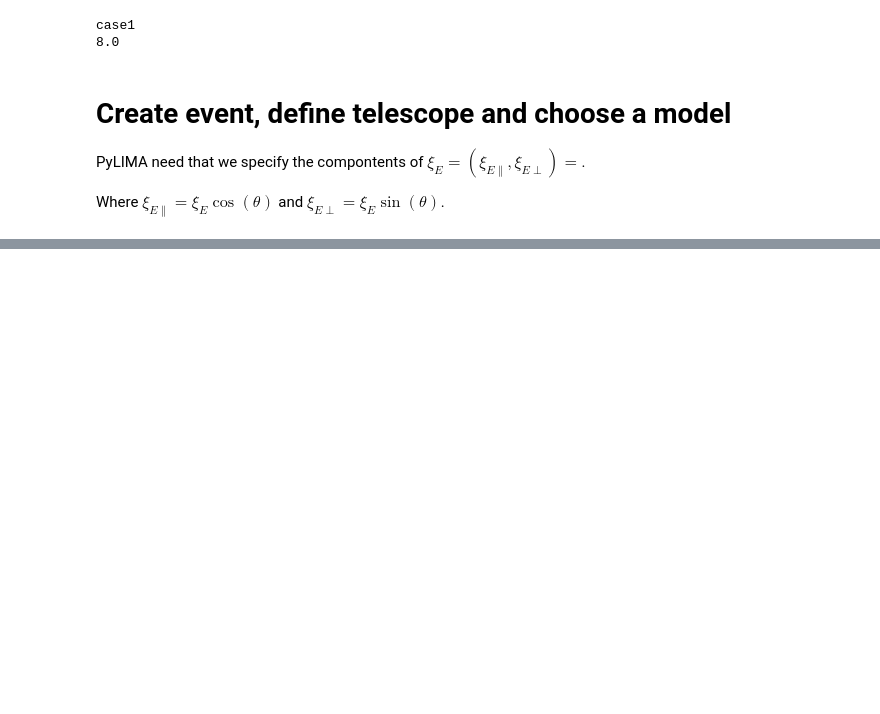
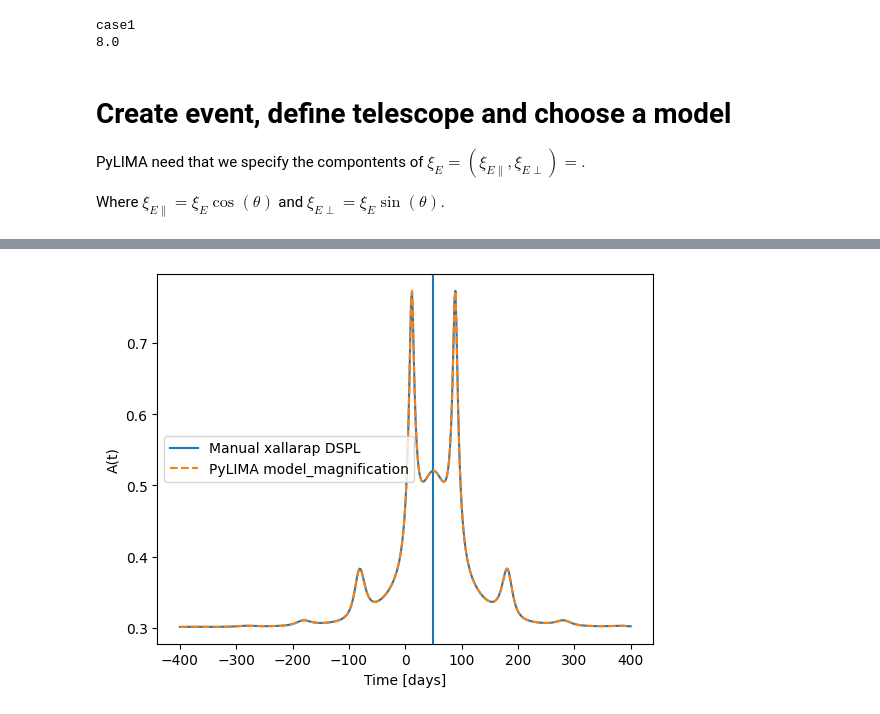
Before and after one commit to anibal-art/Roman_Rubin_NASA, a Jupyter notebook: binary_source/comparison.ipynb, the cells around one changed output, grey strips where cells are left out. Drawn from its saved outputs; the diff is of its cells as text; code cells hidden in the pictures; blank space fills up the shorter version.

```diff
--- a/binary_source/comparison.ipynb
+++ b/binary_source/comparison.ipynb
@@ -278,0 +285,83 @@ pyLIMA parameters OrderedDict({'t0': np.float64(50.0), 'u0': np.float64(0.1), 't
+# %%
+
+def pspl_magnification(u):
+    """Magnification for a point source–point lens."""
+    return (u**2 + 2.0) / (u * np.sqrt(u**2 + 4.0))
+
+def manual_xallarap_DSPL_magnification(model, py_params, tel_name='Simulation'):
+    """
+    Reconstruct A(t) directly using:
+    - xallarap_shifts
+    - compute_xallarap_curvature
+    and the PSPL formula for each source.
+    """
+    # --- 1) Time and basic parameters ---
+    tel = [t for t in model.event.telescopes if t.name == tel_name][0]
+    time = tel.lightcurve['time'].value
+
+    t0  = py_params['t0']
+    tE  = py_params['tE']
+    u0  = py_params['u0']
+
+    tau  = (time - t0) / tE
+    beta = np.full_like(tau, u0, dtype=float)
+
+    # --- 2) Xallarap model used by PyLIMA in this model ---
+    # For a model created as PSPLmodel(..., double_source=['Circular', t0_xi])
+    xallarap_model = (model.double_source_model[0], model.double_source_model[1])
+    # typically ('Circular', t0_xi) and that t0_xi usually matches t0
+
+    # --- 3) Normalized orbits of the two sources (in the S basis) ---
+    # Returns:
+    #   separation_1_1, separation_2_1  -> S1x(t), S1y(t) for source 1
+    #   separation_1_2, separation_2_2  -> S2x(t), S2y(t) for source 2
+    S1x, S1y, S2x, S2y = xallarap_shifts(xallarap_model, time, py_params, body='primary')
+
+    # --- 4) Xallarap vector components (xi_para, xi_perp) ---
+    xiE = np.array([py_params['xi_para'], py_params['xi_perp']], dtype=float)
+
+    # To use compute_xallarap_curvature we need delta_positions as [d_N, d_E]
+    # Here we interpret (Sx, Sy) as (N, E) in normalized Einstein units.
+    S1 = np.vstack([S1x, S1y])
+    S2 = np.vstack([S2x, S2y])
+
+    # Displacements (delta_tau, delta_beta) for each source
+    d_tau1, d_beta1 = compute_xallarap_curvature(xiE, S1)
+    d_tau2, d_beta2 = compute_xallarap_curvature(xiE, S2)
+
+    # --- 5) Full trajectories of each source in (tau, beta) ---
+    tau1  = tau + d_tau1
+    beta1 = beta + d_beta1
+
+    tau2  = tau + d_tau2
+    beta2 = beta + d_beta2
+
+    # --- 6) Lens–source separation in Einstein units ---
+    u1 = np.sqrt(tau1**2 + beta1**2)
+    u2 = np.sqrt(tau2**2 + beta2**2)
+
+    # --- 7) PSPL magnification for each source ---
+    A1 = pspl_magnification(u1)
+    A2 = pspl_magnification(u2)
+
+    # --- 8) Combine the two sources using q_flux of the corresponding band ---
+    # In your example: q_flux_G = 0.1 (flux of source 2 / flux of source 1).
+    q_flux = py_params['q_flux_G']
+
+    # If the baseline flux is F1 + F2, the effective magnification is:
+    A = A1 + q_flux * A2
+
+    return time, A
+
+# Example of usage with your model and parameters:
+time_manual, A_manual = manual_xallarap_DSPL_magnification(model, py_params)
+A_pyLIMA = model.model_magnification(model.event.telescopes[0], py_params)
+
+plt.xlabel("Time [days]")
+plt.ylabel("A(t)")
+plt.axvline(py_params["t0"])
+plt.plot(time_manual, np.log10(A_manual), label='Manual xallarap DSPL')
+plt.plot(time_sim, np.log10(A_pyLIMA), '--', label='PyLIMA model_magnification')
+plt.legend(); plt.show()
+# %% [output]
+[figure, added]
```
Also changed, not shown: parts of 9 cells of this notebook, 55 other files.
